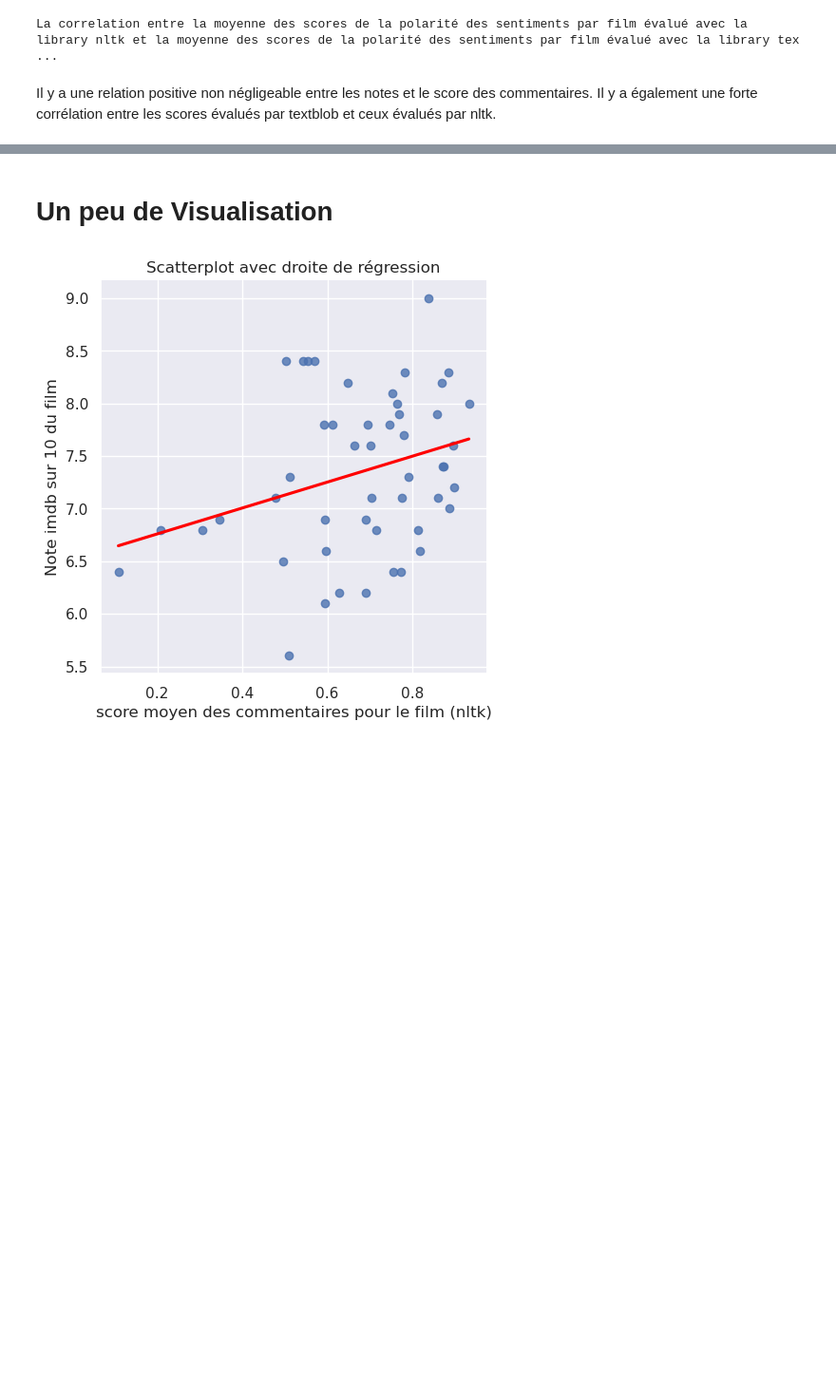
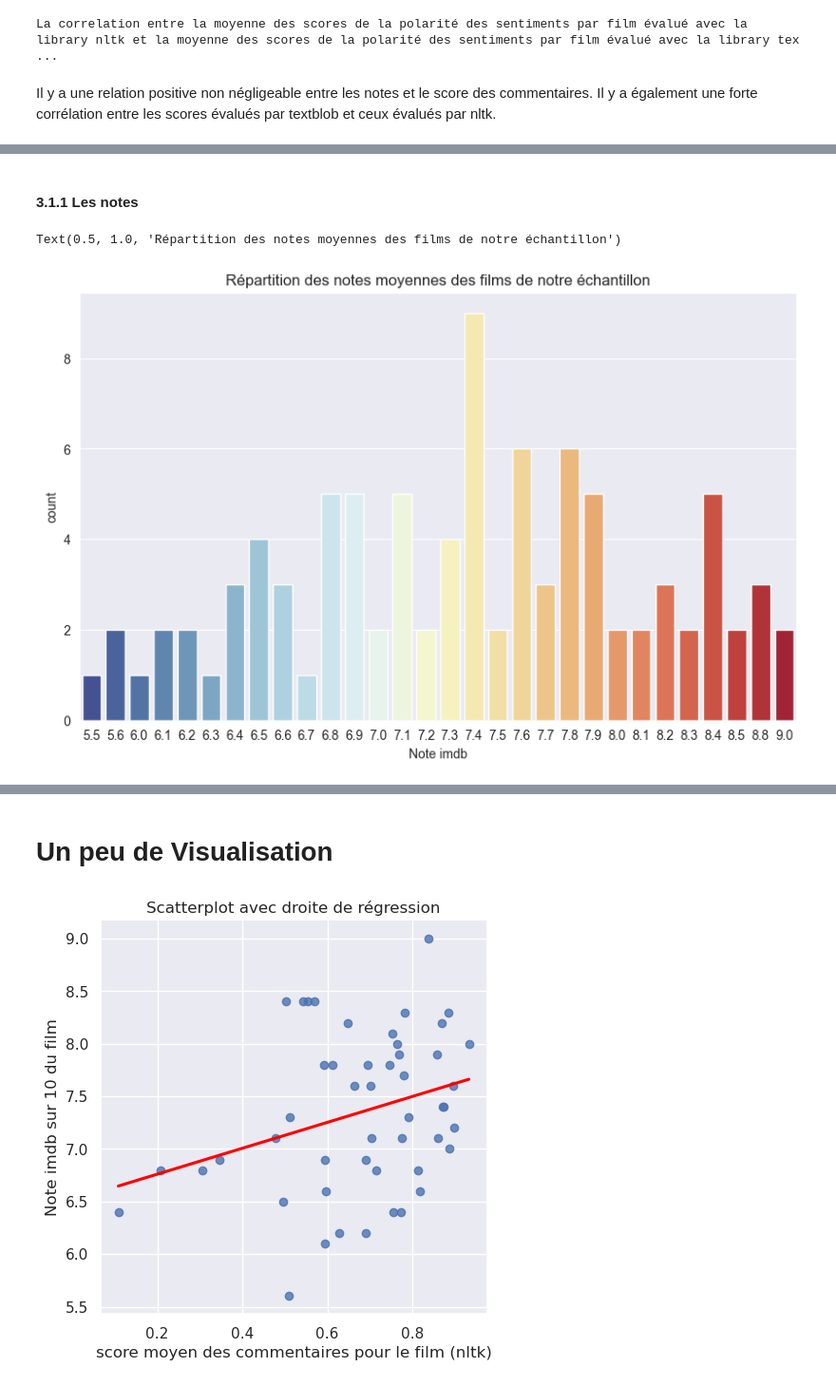
Before and after one commit to LouisArmand0/Projet_Python, a Jupyter notebook: NLP.ipynb, the cells around one changed output, grey strips where cells are left out. Shown at 95% size. Saved outputs shown, nothing was run; the diff lists cells and outputs as text; code cells hidden in the pictures; blank space fills up the shorter version.

```diff
--- a/NLP.ipynb
+++ b/NLP.ipynb
@@ -289,0 +337,10 @@ Il y a une relation positive non négligeable entre les notes et le score des co
+# %% [markdown]
+#### **3.1.1** Les notes
+# %%
+# Répartition de la note moyenne sur notre échantillon de 100 films
+plt.figure(1, (10,6))
+sns.countplot(x=df.groupby('Film')['Note imdb'].mean(), palette="RdYlBu_r")
+plt.title('Répartition des notes moyennes des films de notre échantillon')
+# %% [output]
+Text(0.5, 1.0, 'Répartition des notes moyennes des films de notre échantillon')
+[figure, added]
```
Also changed, not shown: parts of 23 cells of this notebook, 1 other file.
